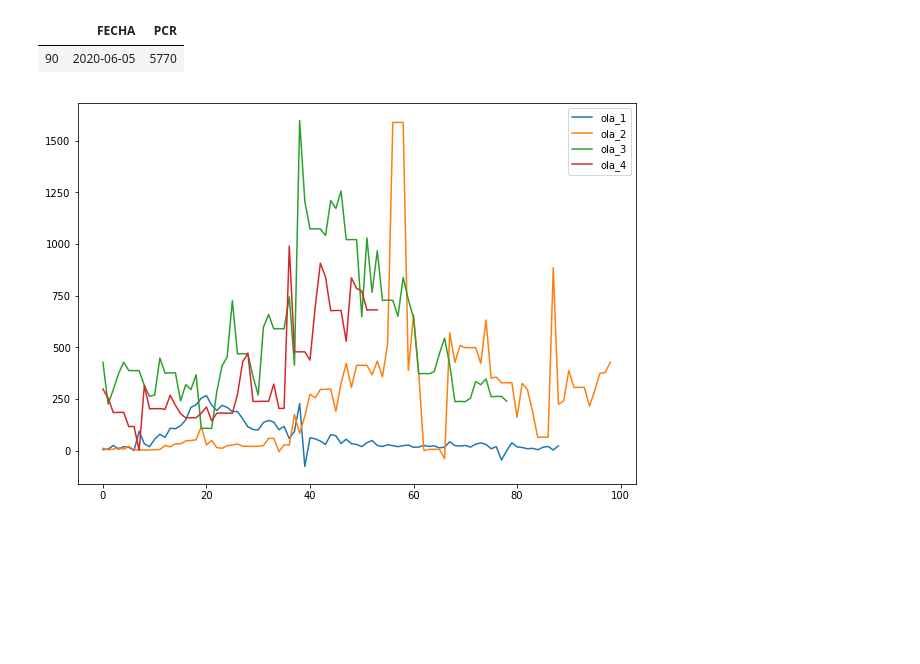
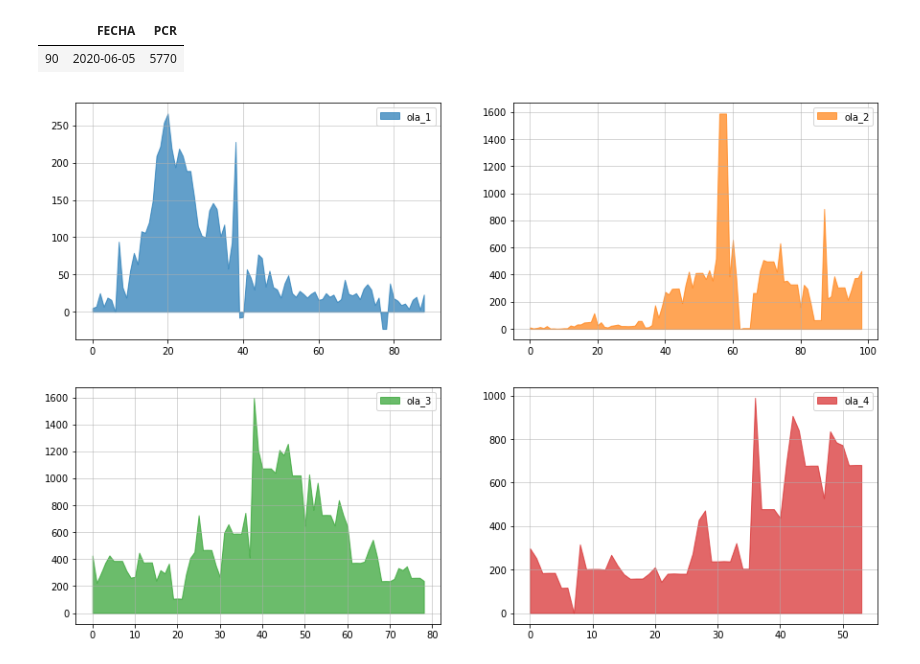
Before and after one commit to RubenIbarrondo/pso, a Jupyter notebook: Obteniendo_las_series.ipynb, the cells around one changed output. Drawn from its saved outputs; the diff is of its cells as text; code cells hidden in the pictures; blank space fills up the shorter version.

```diff
--- a/Obteniendo_las_series.ipynb
+++ b/Obteniendo_las_series.ipynb
@@ -67,15 +101,27 @@ covid2[0:1]
 # %% [output]
 |  | FECHA | PCR |
 | 90 | 2020-06-05 | 5770 |
-# %%
-plt.figure(1, [10, 7])
-
-for i in range(len(estimated_cuts)-1):
-    plt.plot(np.diff(olas[i]["PCR"]), label="ola_%d"%(i+1))
-plt.legend()
-plt.show()
-# %% [output]
-[figure, removed]
+# %%
+fig, axs = plt.subplots(2, 2, figsize=[15, 10])
+
+colors = ["C0", "C1", "C2", "C3"]
+
+for i in range(4):
+    ax = axs[i//2, i % 2]
+    #plt.plot(np.diff(olas[i]["PCR"]), label="ola_%d"%(i+1))
+    ax.grid(alpha=0.5, linewidth=1)
+
+    x = np.arange(len(olas[i]["PCR"])-1)
+    ax.fill_between(x, np.diff(olas[i]["PCR"]),
+                    alpha=0.7,
+                    label="ola_%d"%(i+1),
+                    color=colors[i])
+    ax.legend()
+
+plt.savefig("pcr_olas.png", dpi=300)
+plt.show()
+# %% [output]
+[figure, added]
 # %%
 for i in range(len(estimated_cuts)-1):
     olas[i].to_csv("covid_aragon_ola_%d" % (i + 1))
```
Also changed, not shown: parts of 4 cells of this notebook, 1 other file.
